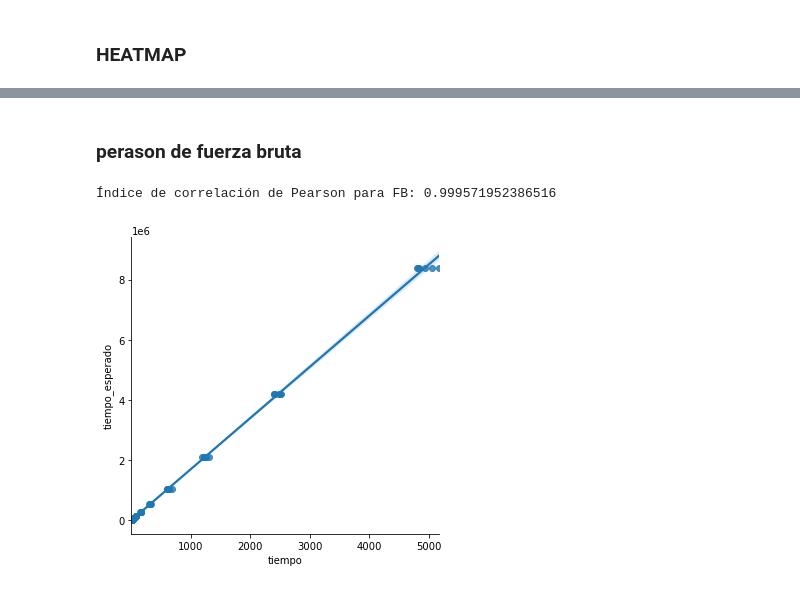
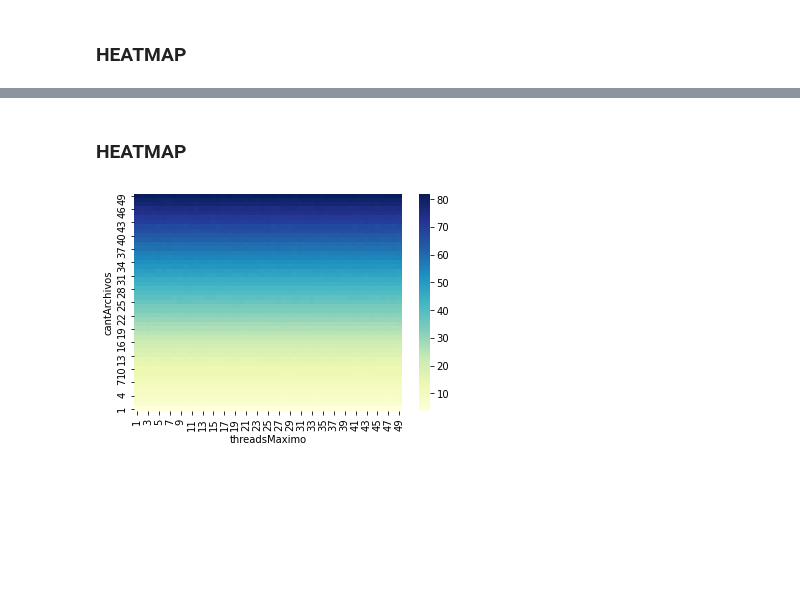
Before and after one commit to sebasbocaccio/SistemasOperativos-TP, a Jupyter notebook: Informe_datos/Plotter.ipynb, the cells around one changed output, grey strips where cells are left out. Saved outputs shown, nothing was run; the diff lists cells and outputs as text; code cells hidden in the pictures; blank space fills up the shorter version.

Commit message:
ploteamos las instancias

```diff
--- a/Informe_datos/Plotter.ipynb
+++ b/Informe_datos/Plotter.ipynb
@@ -290,14 +60,14 @@ plt.savefig("graficos/fb-densidades-optimalidad.svg");
-# %% [markdown]
-### perason de fuerza bruta
-# %%
-# Graficamos los tiempos de ejecución de la serie de instancias X1, ..., Xn vs la complejidad esperada.
-complejidad_FB = bt_resultados[(bt_resultados["metodo"]=="FB")].copy();
-complejidad_FB["tiempo_esperado"] = 2.0 ** complejidad_FB["n"];
-fig = sns.lmplot(data=complejidad_FB, x="tiempo", y="tiempo_esperado");
-#fig.set_title('Pearson para FB')
-plt.savefig("graficos/DP-correlacion.svg");
-print("Índice de correlación de Pearson para FB:", correlacion_pearson(complejidad_FB, "tiempo", "tiempo_esperado"));
-plt.savefig("graficos/FB-pearson.svg");
-# %% [output]
-Índice de correlación de Pearson para FB: 0.999571952386516
-[figure, removed]
+# %% [markdown]
+### HEATMAP
+# %%
+# Graficamos los tie& (bt_resultados["dataset"]=="densidad-media-optimalidad")mpos de ejecución de cada dataset en función de n.
+# complejidad_DP = resultados[(bt_resultados["metodo"]=="DP") & (bt_resultados["dataset"]=="programacion-dinamica")].copy();
+
+heatmap1_data = pd.pivot_table(resultados, values='TIEMPO_CARGAR', index=['cantArchivos'], columns='threadsMaximo')
+heatmap1_data.sort_index(axis=0, ascending=False, inplace=True)
+foto = sns.heatmap(heatmap1_data, cmap="YlGnBu")
+
+foto = foto.get_figure()
+foto.savefig("heatmapCargar")
+# %% [output]
+[figure, added]
```
Also changed, not shown: parts of 33 cells of this notebook, 3 other files.
